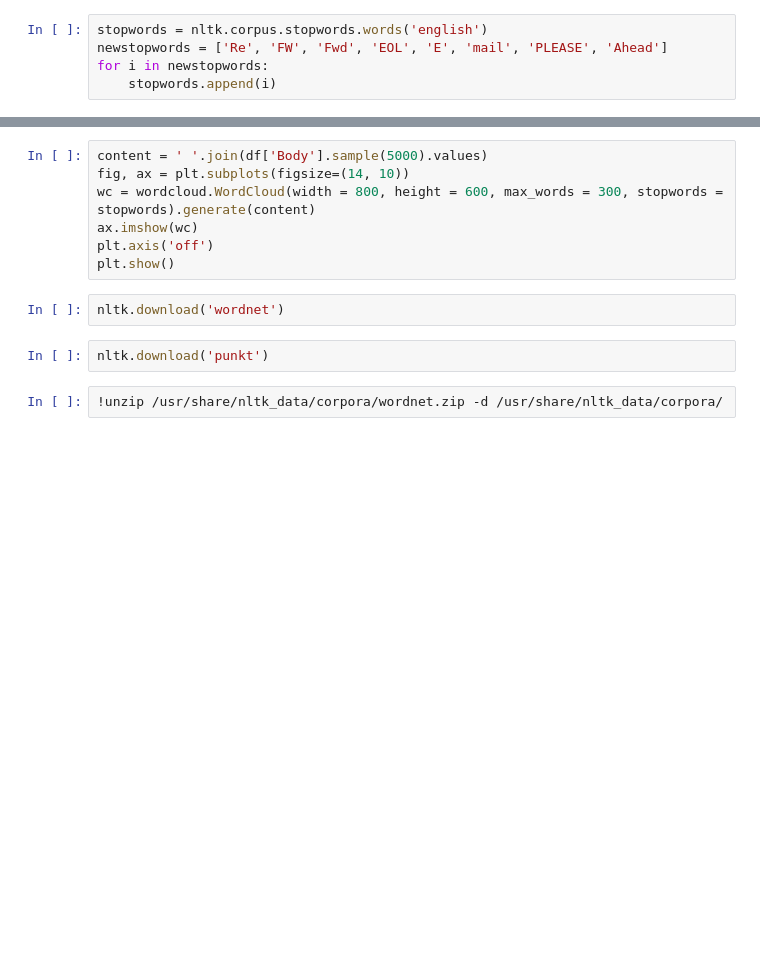
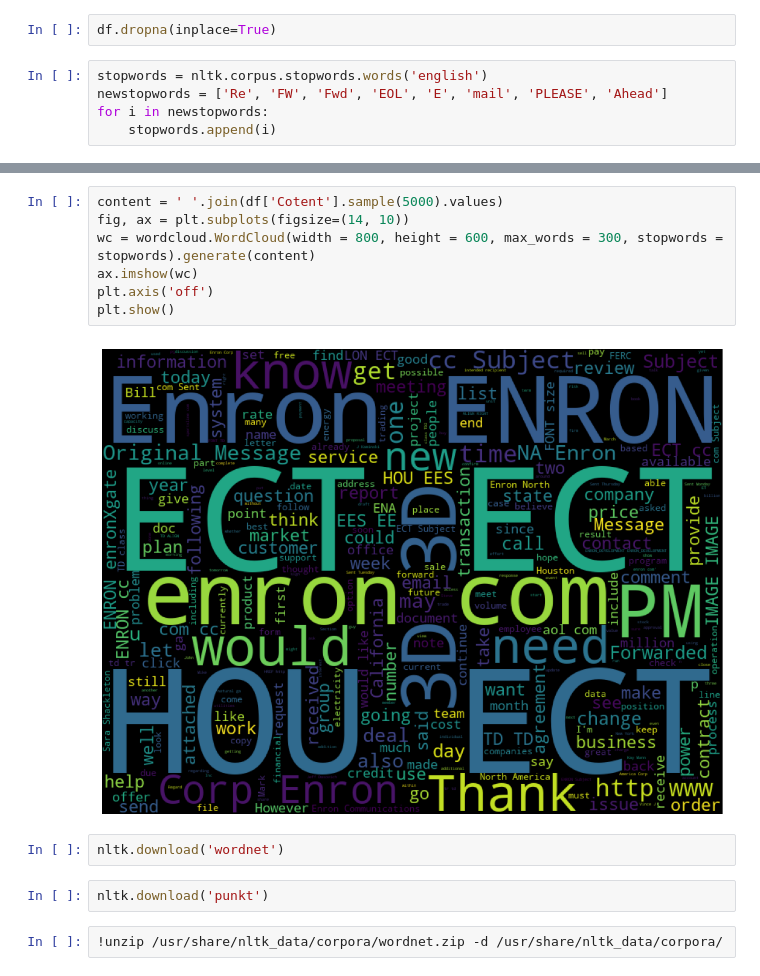
Before and after one commit to tlq010407/5003_enron, a Jupyter notebook: ML_NLP_classification.ipynb, the cells around one changed output, grey strips where cells are left out. Drawn from its saved outputs; the diff is of its cells as text; blank space fills up the shorter version.

```diff
--- a/ML_NLP_classification.ipynb
+++ b/ML_NLP_classification.ipynb
@@ -17,3 +47,5 @@ df = pd.read_csv('../enron_emails_cleaned.csv')
+# %%
+df.dropna(inplace=True)
 # %%
 stopwords = nltk.corpus.stopwords.words('english')
 newstopwords = ['Re', 'FW', 'Fwd', 'EOL', 'E', 'mail', 'PLEASE', 'Ahead']
@@ -29,10 +63,12 @@ plt.show()
 # %%
-content = ' '.join(df['Body'].sample(5000).values)
+content = ' '.join(df['Cotent'].sample(5000).values)
 fig, ax = plt.subplots(figsize=(14, 10))
 wc = wordcloud.WordCloud(width = 800, height = 600, max_words = 300, stopwords = stopwords).generate(content)
 ax.imshow(wc)
 plt.axis('off')
 plt.show()
+# %% [output]
+[figure, added]
 # %%
 nltk.download('wordnet')
 # %%
```
Also changed, not shown: parts of 6 cells of this notebook, 1 other file.
